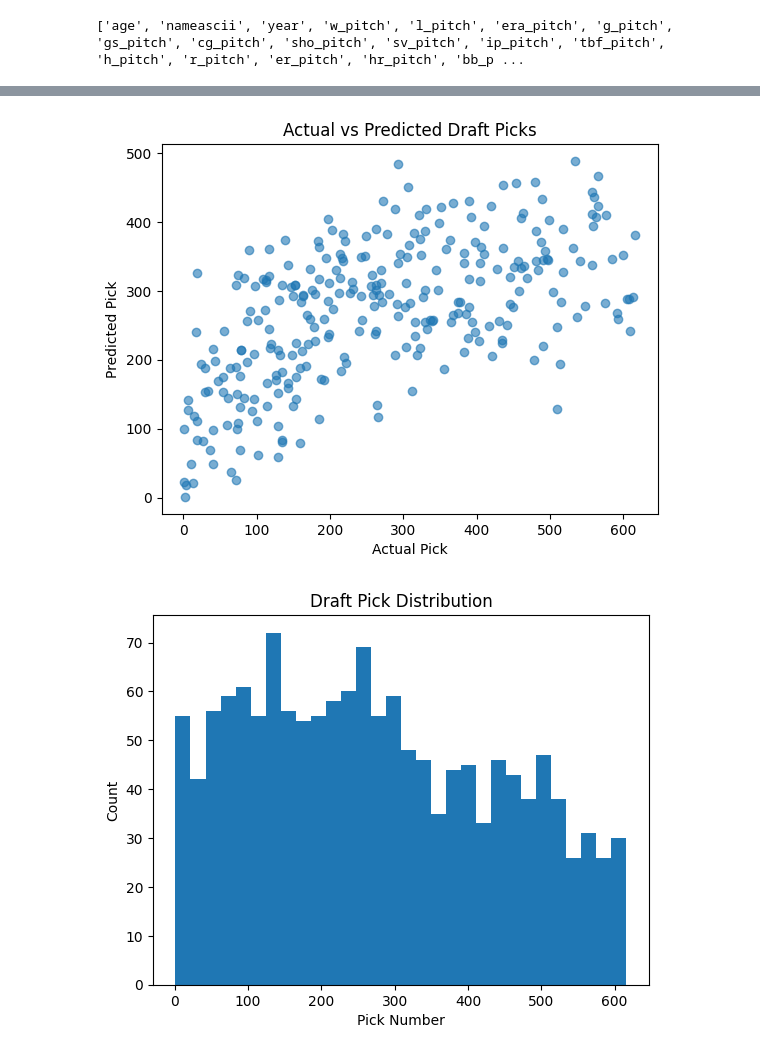
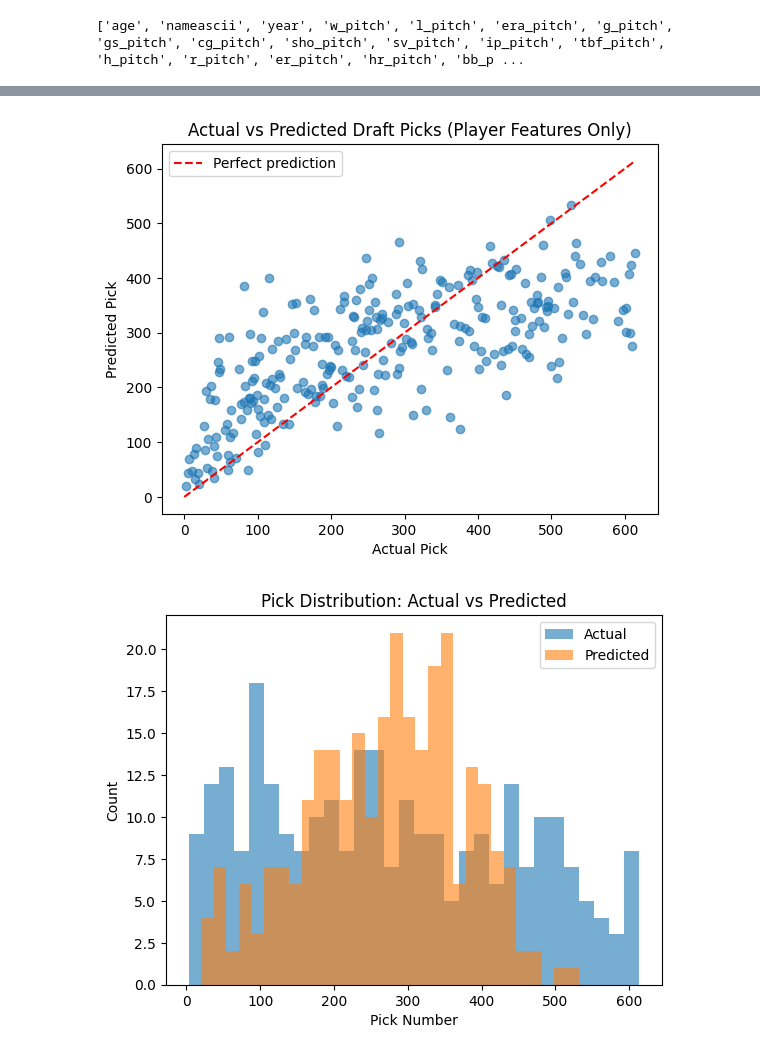
Before and after one commit to CodeMateo15/ncaaBaseballDraft-Predictor, a Jupyter notebook: CSV+Code Files/trial_xgBoost/xgboostAllWithTeams.ipynb, the cells around one changed output, grey strips where cells are left out. Drawn from its saved outputs; the diff is of its cells as text; code cells hidden in the pictures.

Commit message:
updated MAE pick predictions and organized folders

```diff
--- a/CSV+Code Files/trial_xgBoost/xgboostAllWithTeams.ipynb
+++ b/CSV+Code Files/trial_xgBoost/xgboostAllWithTeams.ipynb
@@ -13,7 +12,7 @@ import matplotlib.pyplot as plt
 df = pd.read_csv('batting_pitching_combined.csv', delimiter=',')
 # %%
 # list and drop columns that are less related to the target
-cols_to_drop = ['name', 'playerid', 'mlbamid', 'team', 'Acronym', 'Full Name_team', 'Full Team Name', 'Drafted By', 'Drafted From', 'team_new', 'division_team', 'id_team', 'team_teamstats', 'Difference_team']
+cols_to_drop = ['name', 'playerid', 'mlbamid', 'team', 'Acronym', 'Full Name_team', 'Full Team Name', 'Drafted By', 'Drafted From', 'team_new', 'division_team', 'id_team', 'team_teamstats', 'Difference_team', 'conf_national_rec_team']
 df = df.drop(columns=cols_to_drop)
 print(df.columns.tolist())
 
@@ -47,5 +46,5 @@ memory usage: 15.9+ MB
 # %%
-player_features = list(df[['age', 'w_pitch', 'l_pitch', 'era_pitch', 'g_pitch', 'gs_pitch',
+player_features = list(df[['age', 'role', 'w_pitch', 'l_pitch', 'era_pitch', 'g_pitch', 'gs_pitch',
                            'cg_pitch', 'sho_pitch', 'sv_pitch', 'ip_pitch', 'tbf_pitch', 'h_pitch',
                            'r_pitch', 'er_pitch', 'hr_pitch', 'bb_pitch', 'hbp_pitch', 'wp_pitch',
                            'bk_pitch', 'so_pitch', 'k/9_pitch', 'bb/9_pitch', 'k/bb_pitch',
@@ -57,7 +56,8 @@ player_features = list(df[['age', 'w_pitch', 'l_pitch', 'era_pitch', 'g_pitch',
                            'bb/k_bat', 'obp_bat', 'slg_bat', 'ops_bat', 'iso_bat', 'spd_bat',
                            'babip_bat', 'wsb_bat', 'wrc_bat', 'wraa_bat', 'woba_bat', 'wrc+_bat']].columns)
 
-team_features = list(df[['W_team', 'L_team', 'T_team', 'G_team', 'WPCT_team', 'PE_team', 'BB (Batting)_team',
+team_features = list(df[['conf_rpi_team', 'conf_rank_team', 'conf_national_wp_team',
+                         'W_team', 'L_team', 'T_team', 'G_team', 'WPCT_team', 'PE_team', 'BB (Batting)_team',
                          'AB_team', 'H_team', 'BA_team', 'DP_team', 'DPPG_team', '2B_team', '2BPG_team',
                          'IP_team', 'R (Pitching)_team', 'ER_team', 'ERA_team', 'PO_team', 'A_team',
                          'E_team', 'FPCT_team', 'HB_team', 'HBP_team', 'HA_team', 'HAPG_team', 'HR_team',
@@ -67,6 +67,8 @@ team_features = list(df[['W_team', 'L_team', 'T_team', 'G_team', 'WPCT_team', 'P
                          'WHIP_team', 'BBPG (Pitching)_team']].columns)
 
 redundant_features = ['k%_pitch', 'bb%_pitch', 'K/BB_team', 'k/bb_pitch']
+
+# IGNORE
 #lasso_selected_features = [
 #    'age', 'fip', 'K/9', 'WHIP', 'so', 'g', 'L', 'hr/9', 'wp', 'l', 'ER',
 #    'HRPG', 'SF', 'babip', 'SHO', 'A', 'bk', 'BB (Pitching)', 'PE', '3B',
@@ -74,9 +76,17 @@ redundant_features = ['k%_pitch', 'bb%_pitch', 'K/BB_team', 'k/bb_pitch']
 #    'SBPG', 'cg', 'RPG', 'k-bb%', 'HBP', '2BPG', 'sho', 'e-f', 'lob%', 'sv', 'E'
 #]
 # lasso_selected_features = [f for f in lasso_selected_features if f not in redundant_features]
+#features = lasso_selected_features
+
 features = player_features + team_features
 features = [f for f in features if f not in redundant_features]
-#features = lasso_selected_features
+mapping = {
+    'Pitcher': 0,
+    'Batter': 1,
+    'Both': 2
+}
+
+df['role'] = df['role'].map(mapping)
 
 df = pd.get_dummies(df, columns=['league_team'], drop_first=True)
 df = pd.get_dummies(df, columns=['team_old'], drop_first=True)
@@ -200,0 +226,11 @@ Top 20 Features by Importance:
+# %%
+# Now to set up for pick prediction among drafted players
+
+target_drafted = 'Drafted?'
+target_pick = 'Pick'
+year_col = 'year'
+
+# Keep only drafted players
+drafted_df = df[df[target_drafted] == 1].copy()
+pd.options.display.max_columns = None
+display(drafted_df.head(5))
@@ -236,17 +314,20 @@ Spearman correlation: 0.585
 # %%
 # Plot actual vs predicted picks and show pick distribution
-plt.scatter(y_test_pick, pick_preds, alpha=0.6)
+plt.scatter(y_test, preds, alpha=0.6)
+plt.plot([0, y_test.max()], [0, y_test.max()], 'r--', label='Perfect prediction')
 plt.xlabel("Actual Pick")
 plt.ylabel("Predicted Pick")
-plt.title("Actual vs Predicted Draft Picks")
+plt.title("Actual vs Predicted Draft Picks (Player Features Only)")
+plt.legend()
 plt.show()
 
-import matplotlib.pyplot as plt
-plt.hist(y_pick, bins=30)
+plt.hist(y_test, bins=30, alpha=0.6, label='Actual')
+plt.hist(preds, bins=30, alpha=0.6, label='Predicted')
 plt.xlabel("Pick Number")
 plt.ylabel("Count")
-plt.title("Draft Pick Distribution")
+plt.title("Pick Distribution: Actual vs Predicted")
+plt.legend()
 plt.show()
 # %% [output]
-[figure, old version]
+[figure, new version]
-[figure, old version]
+[figure, new version]
```
Also changed, not shown: parts of 14 cells of this notebook, 12 other files.
